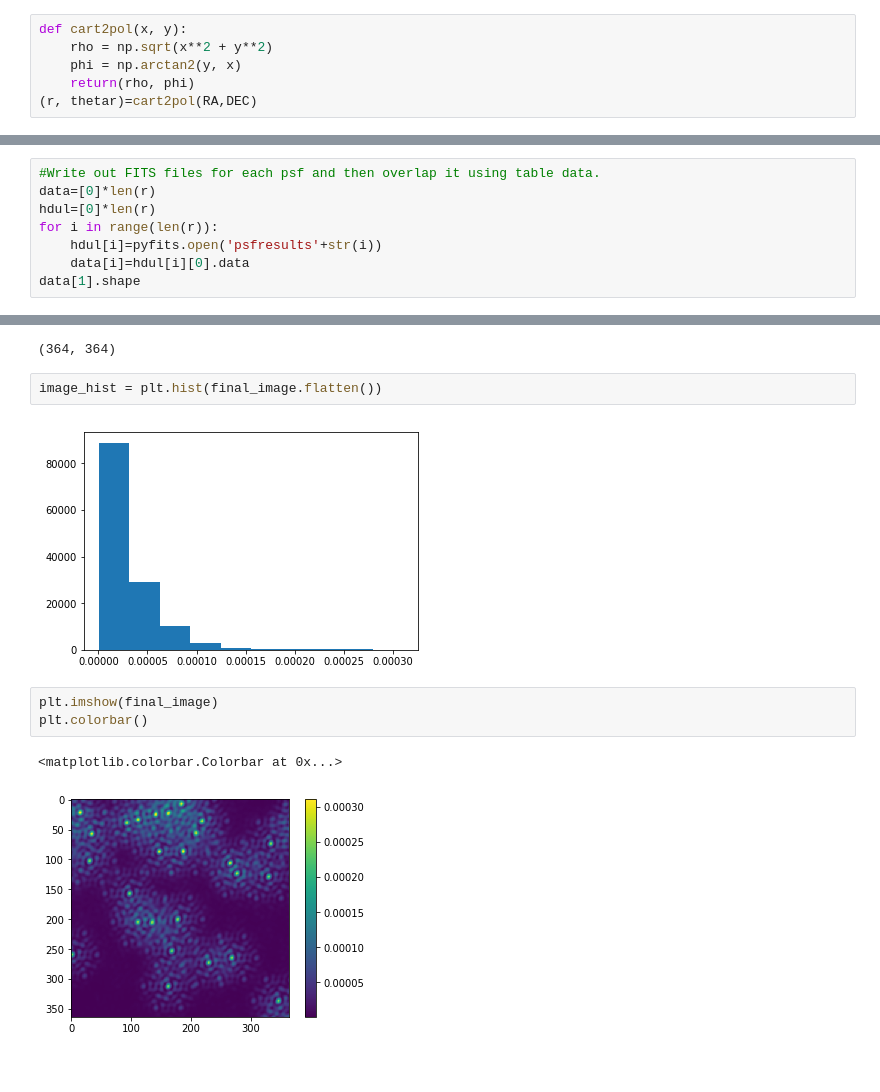
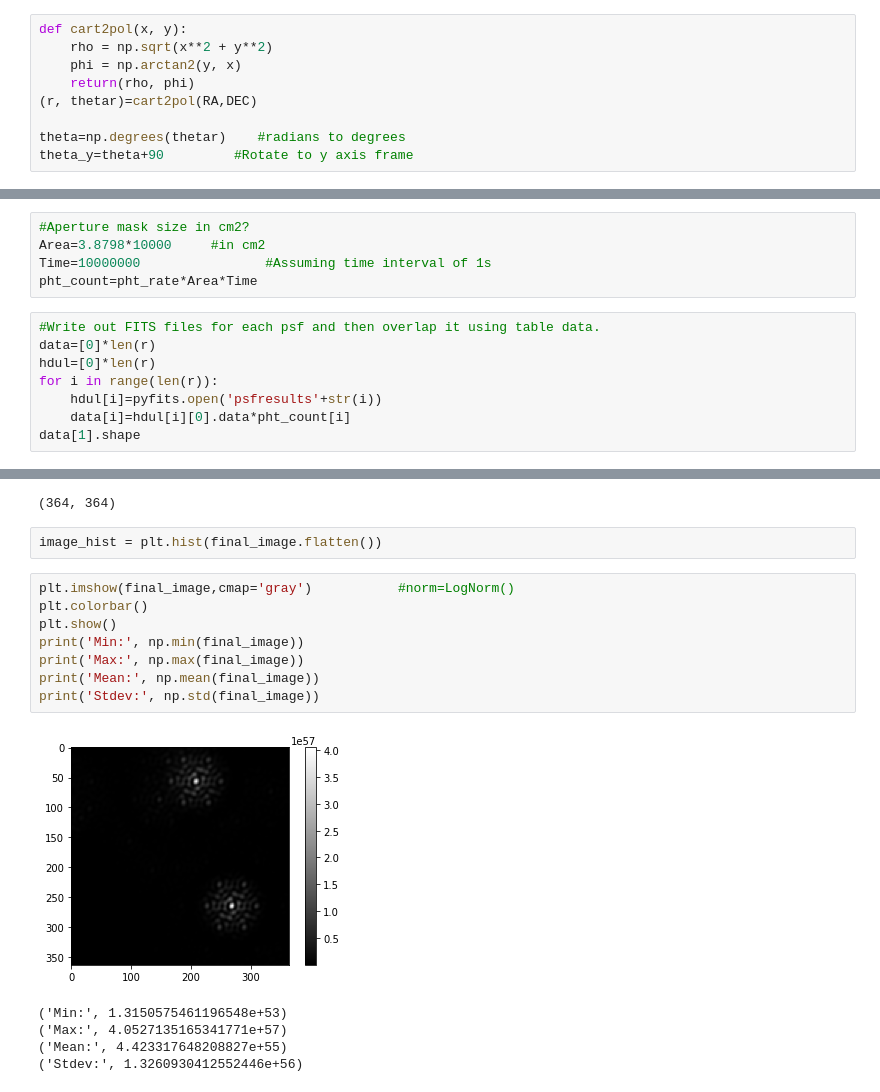
Before and after one commit to kevinlplam/jwst, a Jupyter notebook: Untitled.ipynb, the cells around one changed output, grey strips where cells are left out. Saved outputs shown, nothing was run; the diff lists cells and outputs as text.

```diff
--- a/Untitled.ipynb
+++ b/Untitled.ipynb
@@ -86,3 +60,6 @@ def cart2pol(x, y):
     phi = np.arctan2(y, x)
     return(rho, phi)
 (r, thetar)=cart2pol(RA,DEC)
+
+theta=np.degrees(thetar)    #radians to degrees
+theta_y=theta+90         #Rotate to y axis frame
@@ -101,11 +76,3 @@ for i in range(len(r)):
-# %%
-#Write out FITS files for each psf and then overlap it using table data.
-data=[0]*len(r)
-hdul=[0]*len(r)
-for i in range(len(r)):
-    hdul[i]=pyfits.open('psfresults'+str(i))
-    data[i]=hdul[i][0].data
-data[1].shape
 # %%
 from scipy.interpolate import interp1d           #Lambda to Jansky
 lambd= [0.36,0.44,0.5556,0.70,0.90,1.215,1.654,2.157,2.179,3.547, 3.761,4.769,8.756,10.472,11.653,20.130]
@@ -126,0 +92,13 @@ pht_rate=10**(23)*f*star_flx/(6.626e-34*f*10**(7)) #Units in s-1.cm-2
+# %%
+#Aperture mask size in cm2?
+Area=3.8798*10000     #in cm2
+Time=10000000                #Assuming time interval of 1s
+pht_count=pht_rate*Area*Time
+# %%
+#Write out FITS files for each psf and then overlap it using table data.
+data=[0]*len(r)
+hdul=[0]*len(r)
+for i in range(len(r)):
+    hdul[i]=pyfits.open('psfresults'+str(i))
+    data[i]=hdul[i][0].data*pht_count[i]
+data[1].shape
@@ -137,14 +117,20 @@ final_image.shape
 (364, 364)
 # %%
 image_hist = plt.hist(final_image.flatten())
-# %% [output]
-[figure, removed]
-# %%
-plt.imshow(final_image)
-plt.colorbar()
-# %% [output]
-<matplotlib.colorbar.Colorbar at 0x...>
-[figure, removed]
+# %%
+plt.imshow(final_image,cmap='gray')           #norm=LogNorm()
+plt.colorbar()
+plt.show()
+print('Min:', np.min(final_image))
+print('Max:', np.max(final_image))
+print('Mean:', np.mean(final_image))
+print('Stdev:', np.std(final_image))
+# %% [output]
+[figure, added]
+('Min:', 1.3150575461196548e+53)
+('Max:', 4.0527135165341771e+57)
+('Mean:', 4.423317648208827e+55)
+('Stdev:', 1.3260930412552446e+56)
 # %%
 outfile = 'Starry field of view'
 
```
Also changed, not shown: parts of 14 cells of this notebook.
